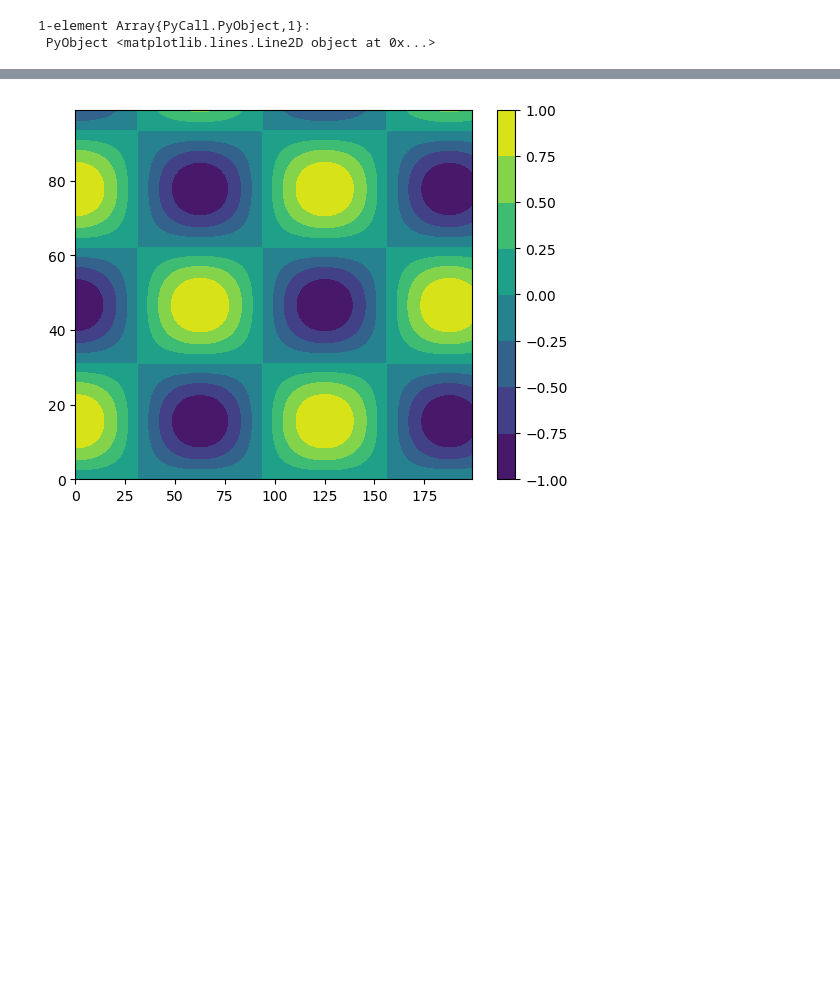
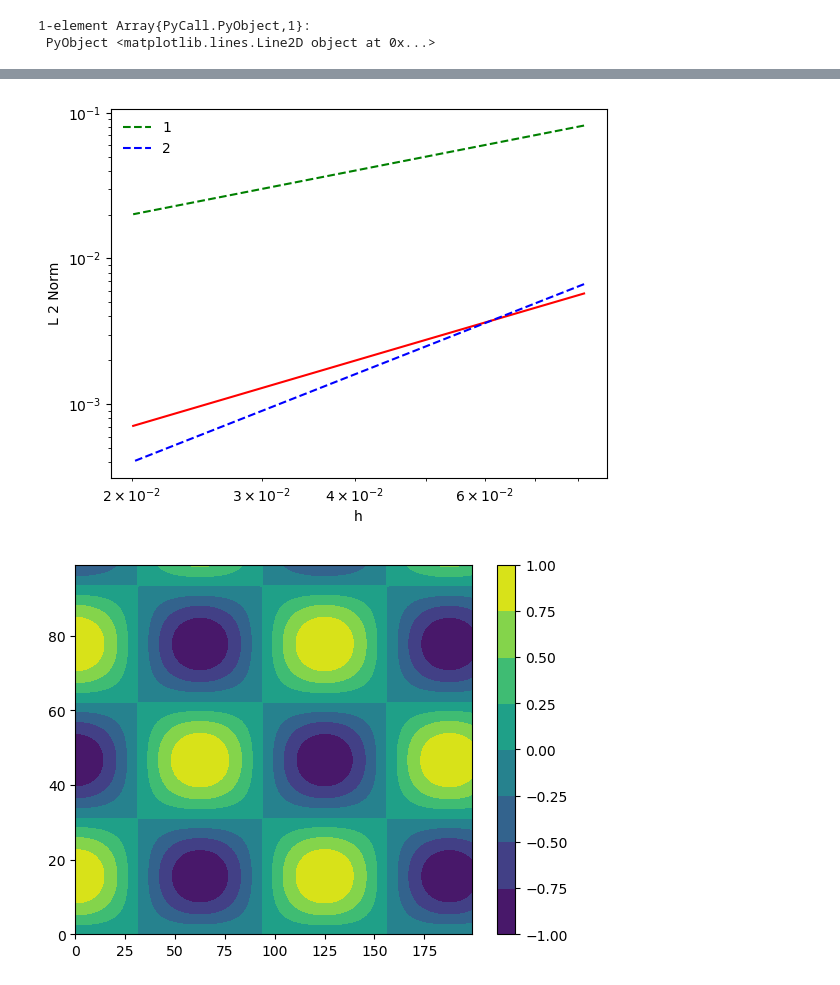
Before and after one commit to mmedina002/SparseGrids, a Jupyter notebook: src/ipython-notebooks/FiniteDifferencingClean.ipynb, the cells around one changed output, grey strips where cells are left out. Drawn from its saved outputs; the diff is of its cells as text; code cells hidden in the pictures; blank space fills up the shorter version.

```diff
--- a/src/ipython-notebooks/FiniteDifferencingClean.ipynb
+++ b/src/ipython-notebooks/FiniteDifferencingClean.ipynb
@@ -144,3 +180,33 @@ UndefVarError: UndefVarError: functionOn_1DGrid not defined
+# %%
+H = []
+E = []
+
+for N in 50:200
+    grid = Params(N,4)
+    u = functionOnGrid(x->sin(x),grid)
+    dUdx = functionOnGrid(x->cos(x),grid) #known derivative of sin(x)
+    derivative = Deriv1D(u,grid)
+
+    #L 2 norm: sum of all the differences between the numerical derivative and
+    #the analytical one squared and then take the square root
+    error = sqrt(sum((derivative[2:end-1] - dUdx[2:end-1]).^2))
+
+    h = dX(grid)
+    #append h to the array H and error to the array E
+    append!(H,h)
+    append!(E,error)
+
+end
+
+loglog(H,E,"r-") #plotting error vs h
+loglog(H,H,"g--",label="1") #first order convergence
+loglog(H,H.^2,"b--",label="2") #second order convergence
+xlabel("h")
+ylabel("L 2 Norm")
+legend(loc="best",frameon=false)
+show()
+# %% [output]
+[figure, added]
 # %%
 sinxcosy = functionOnGrid((x,y)->sin(x)*cos(y), Params2D(100,200,10.0,10.0));
 # %%
```
Also changed, not shown: parts of 23 cells of this notebook.
